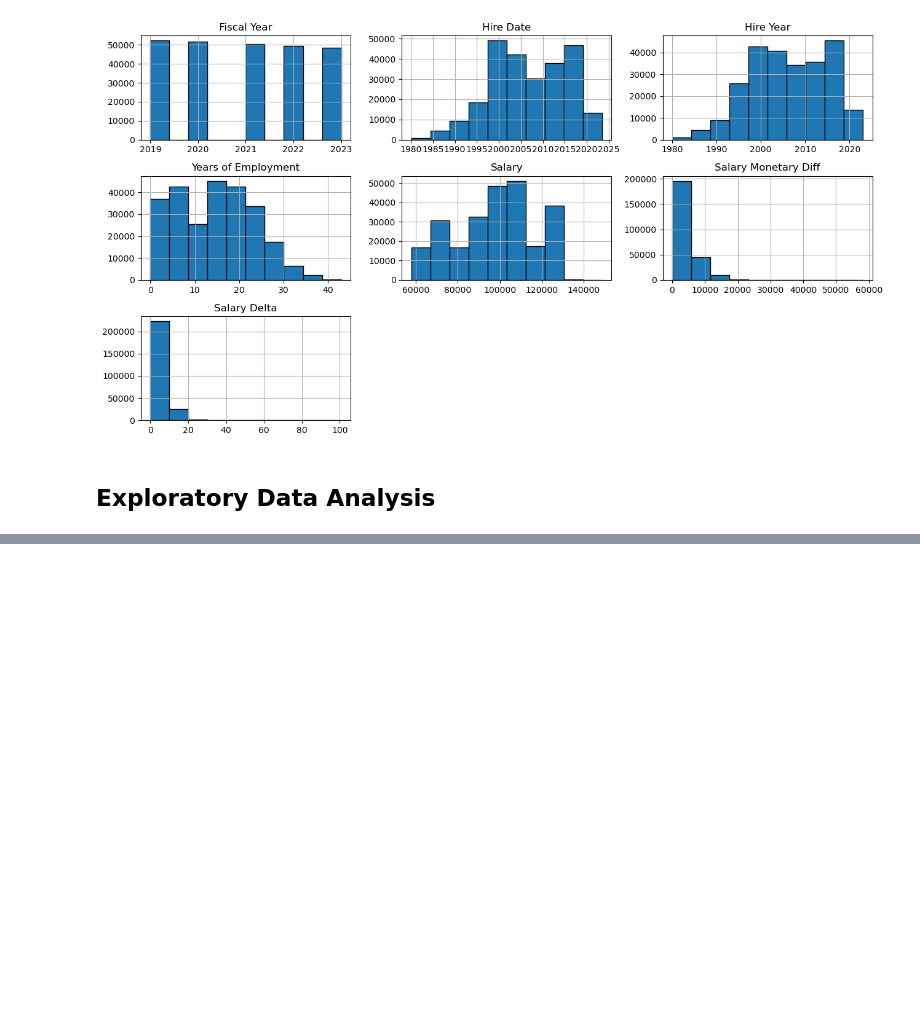
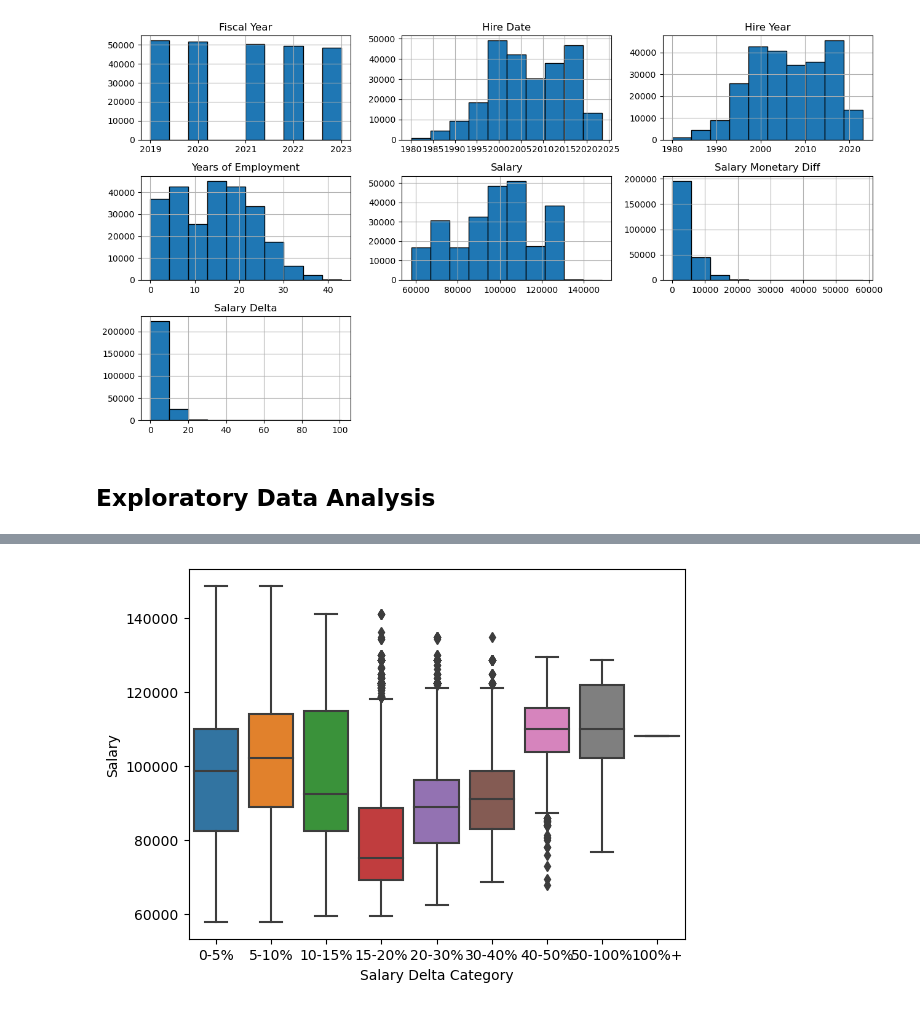
Before and after one commit to Anias-clo/Teacher_Payroll_Analysis, a Jupyter notebook: poc.ipynb, the cells around one changed output, grey strips where cells are left out. Cells and saved outputs as stored; diff of their text form; code cells hidden in the pictures; blank space fills up the shorter version.

```diff
--- a/poc.ipynb
+++ b/poc.ipynb
@@ -106,9 +103,0 @@ years = df['Fiscal Year'].value_counts().sort_index().index
-# %%
-sns.set_theme()
-
-for y in years:
-    sns.catplot(data=df[df['Fiscal Year']==y], x="Employment Category",
-                y="Salary Delta",
-                hue="Employment Category",
-                kind="box",
-                palette='tab10');
@@ -132,0 +104,4 @@ for y in years:
+# %%
+sns.boxplot(data=df, y='Salary', x='Salary Delta Category');
+# %% [output]
+[figure, added]
```
Also changed, not shown: parts of 14 cells of this notebook, 3 other files.
